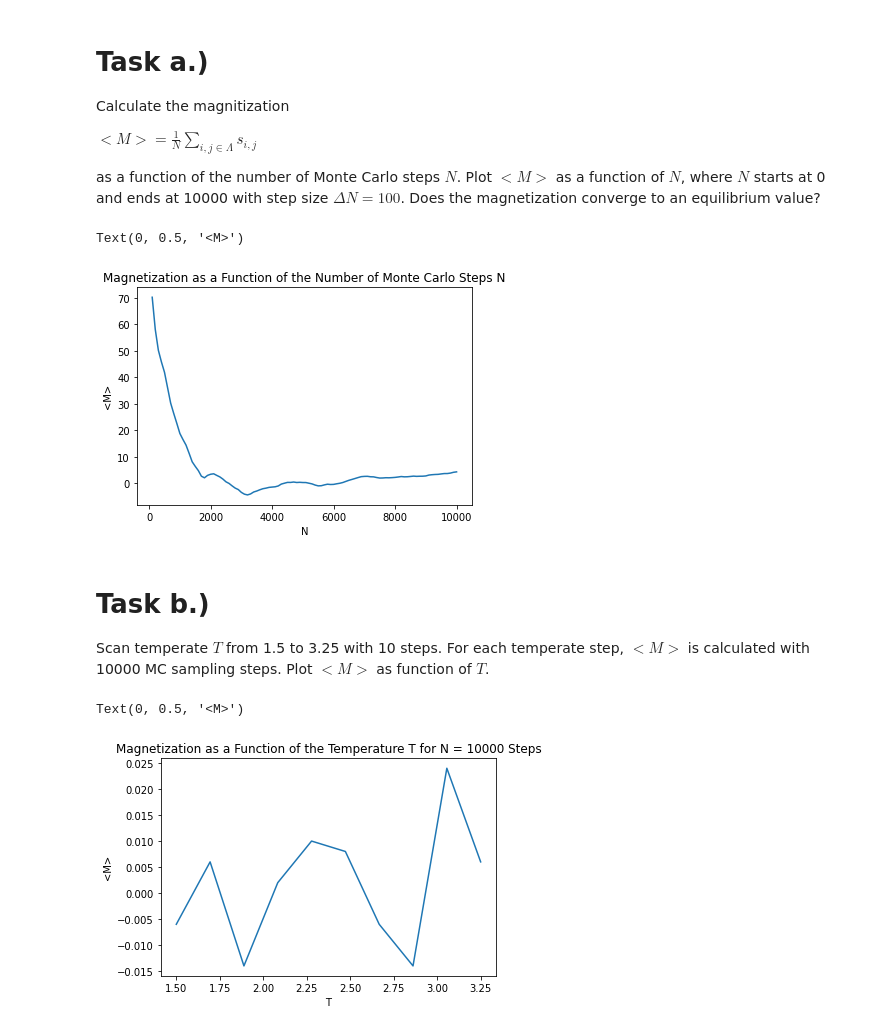
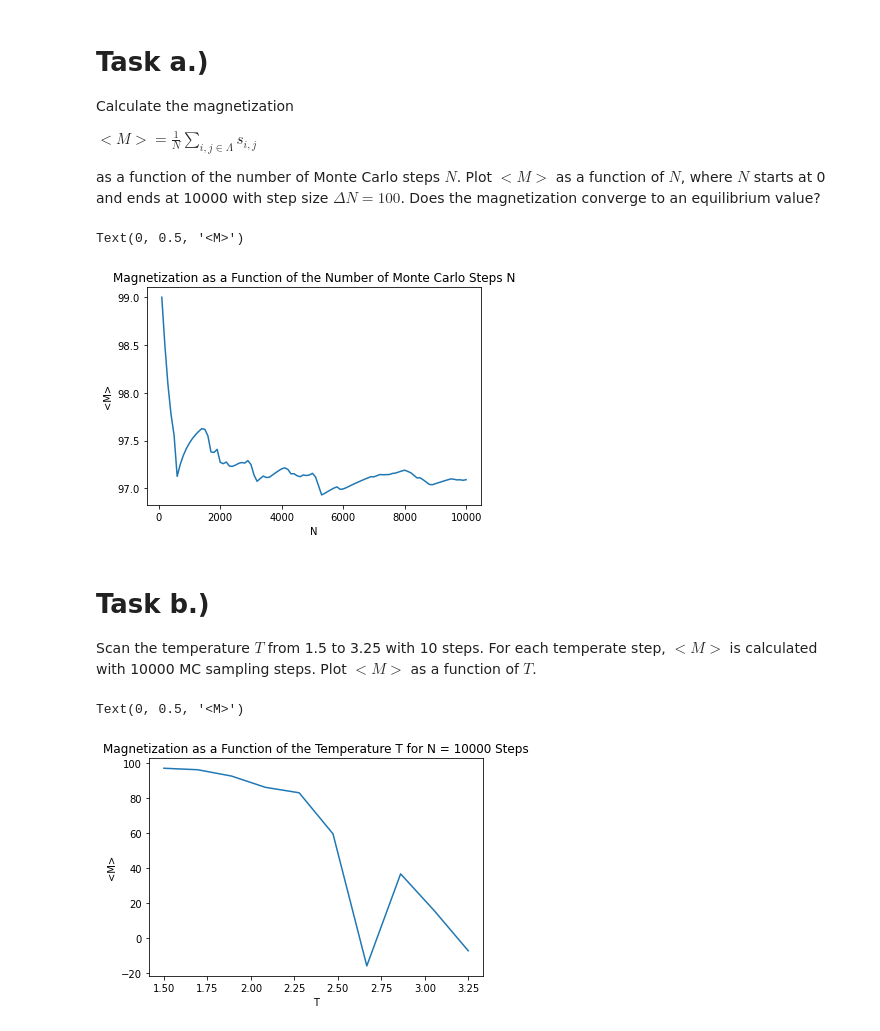
Before and after one commit to cswelch/Physics-434, a Jupyter notebook: Lab 4.ipynb, the cells around one changed output. Cells and saved outputs as stored; diff of their text form; code cells hidden in the pictures.

```diff
--- a/Lab 4.ipynb
+++ b/Lab 4.ipynb
@@ -21,28 +21,27 @@ def hamiltonian(ising_config):
 #   T - The temperature value we use for our acceptance check.
 #   is_cumulative - If true, we store the magnetization values every N = 100, returning an array (used for part a.); if false, we only store
 #                   and return a single M value (used for part b. when we vary temperature while N is fixed).
-def ising(N, T, is_cumulative):
+def ising(N, T):
     #1. Create an initial Ising configuration as a 10x10 array of 1s.
     ising_config = np.ones((10,10))
     #Calculate initial Hamiltonian so we can find delta E on the first loop that we run through.
     H_old = hamiltonian(ising_config)
-    #Our array of magnetization values. Will have a single value if varying T (part a.), but many values if we vary N instead (part b.).
-    Ms = []
     #Keep track of the sums of all elements in the current ising configuration, and also keep a running total of all these sums in order
     #to determine our Ns later.
     running_ising_sum = np.sum(ising_config)
+    #Our array of magnetization values. Will have a single value if varying T (part a.), but many values if we vary N instead (part b.).
+    Ms = []
 
     #Loop over N total steps.
     for n in range(1,N+1):
         #2. Randomly flip a spin in the lattice using np.random.
-        i = int(10 * np.random.random(1))
-        j = int(10 * np.random.random(1))
+        i = np.random.randint(0,10)
+        j = np.random.randint(0,10)
         ising_config[i,j] = -1 * ising_config[i,j]
 
-        #3. Calculate Hamiltonian, then take the difference.
+        #3. Calculate the new Hamiltonian, then take the difference between it and the Hamiltonian from the last iteration.
         H = hamiltonian(ising_config)
         delta_E = H - H_old
-        H_old = H
 
         #Update the sum of all elements in our Ising configuration.
         cur_ising_sum = np.sum(ising_config)
@@ -51,22 +50,24 @@ def ising(N, T, is_cumulative):
         #4. If delta_E < 0, we accept the move; otherwise, we accept the move with probability e^(-delta_E / T). The only time we
         #need to do anything here is if the move is not accepted - in this case, we negate the relevant element of the Ising configuration to
         #undo the change to the array we made earlier. This amounts to checking the contrapositive of the two conditions specified.
-        if (delta_E > 0) and (np.random.random(1) > np.exp(-delta_E / T)):
+        if (delta_E > 0) and (np.random.random() > np.exp(-delta_E / T)):
             ising_config[i,j] = -1 * ising_config[i,j]
+        else:
+            H_old = H
+
+        # print("delta_E: ", delta_E)
+        # print(hamiltonian(ising_config))
+        # print(ising_config)
 
         #Add to our running array of M values if we are looking to vary over N and are on a multiple of 100.
-        if is_cumulative and (n % 100 == 0):
+        if (n % 100 == 0):
             Ms.append(1 / n * running_ising_sum)
 
-    #If our parameter was specified as not cumulative, we only return the final magnetization value M.
-    if not is_cumulative:
-        Ms = 1 / N * np.sum(ising_config)
-
     return Ms
 # %% [markdown]
 # Task a.)
 
-Calculate the magnitization
+Calculate the magnetization
 
 $< M > = \frac{1}{N} \sum\limits_{i,j \in \Lambda} s_{i,j}$
 
@@ -76,7 +77,7 @@ as a function of the number of Monte Carlo steps $N$. Plot $< M >$ as a function
 #description.
 Ns = np.arange(100,10100,100)
 T = 1.5
-Ms = ising(Ns[-1], T, is_cumulative=True)
+Ms = ising(Ns[-1], T)
 
 plt.plot(Ns, Ms)
 plt.title("Magnetization as a Function of the Number of Monte Carlo Steps N")
@@ -84,23 +85,23 @@ plt.xlabel("N")
 plt.ylabel("<M>")
 # %% [output]
 Text(0, 0.5, '<M>')
-[figure, old version]
+[figure, new version]
 # %% [markdown]
 # Task b.)
-Scan temperate $T$ from 1.5 to 3.25 with 10 steps. For each temperate step, $<M>$ is calculated with 10000 MC sampling steps. Plot $<M>$ as function of $T$.
+Scan the temperature $T$ from 1.5 to 3.25 with 10 steps. For each temperate step, $<M>$ is calculated with 10000 MC sampling steps. Plot $<M>$ as a function of $T$.
 # %%
-#Calculate magnetization using the ising() function above and plot the results. Use a temperature of T=1.5 here as specified in the task
-#description.
-N_temp = 1000
+#Calculate magnetization using the ising() function above and plot the results. Use the temperature range given in the task description above.
+N_temp = 10000
 Ts = np.linspace(1.5, 3.25, 10)
-Ms = []
+M_finals = []
 for T in Ts:
-    Ms.append(ising(N_temp, T, is_cumulative=False))
+    Ms = ising(N_temp, T)
+    M_finals.append(Ms[-1])
 
-plt.plot(Ts, Ms)
+plt.plot(Ts, M_finals)
 plt.title("Magnetization as a Function of the Temperature T for N = 10000 Steps")
 plt.xlabel("T")
 plt.ylabel("<M>")
 # %% [output]
 Text(0, 0.5, '<M>')
-[figure, old version]
+[figure, new version]
```
Also changed, not shown: 3 other files.
